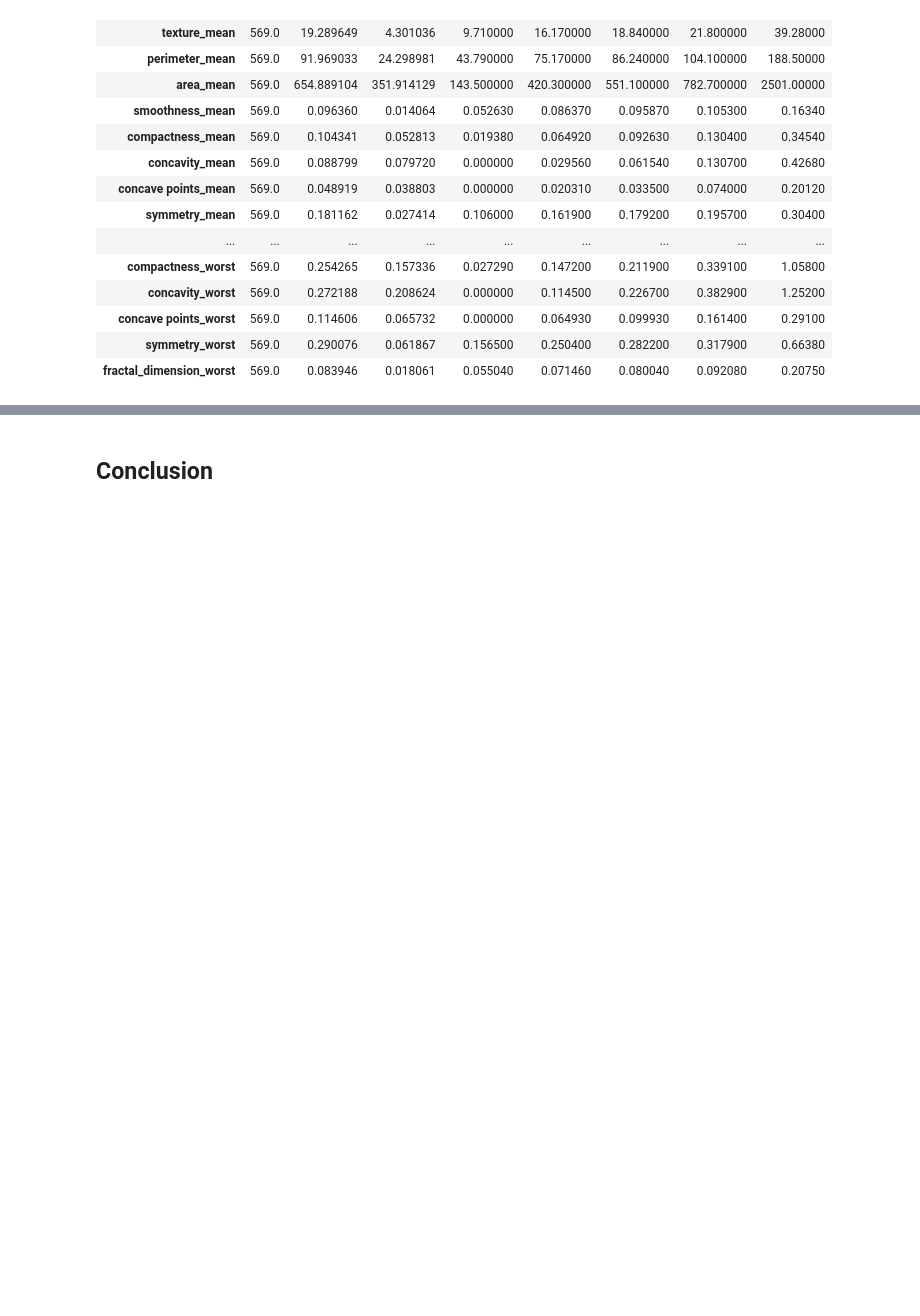
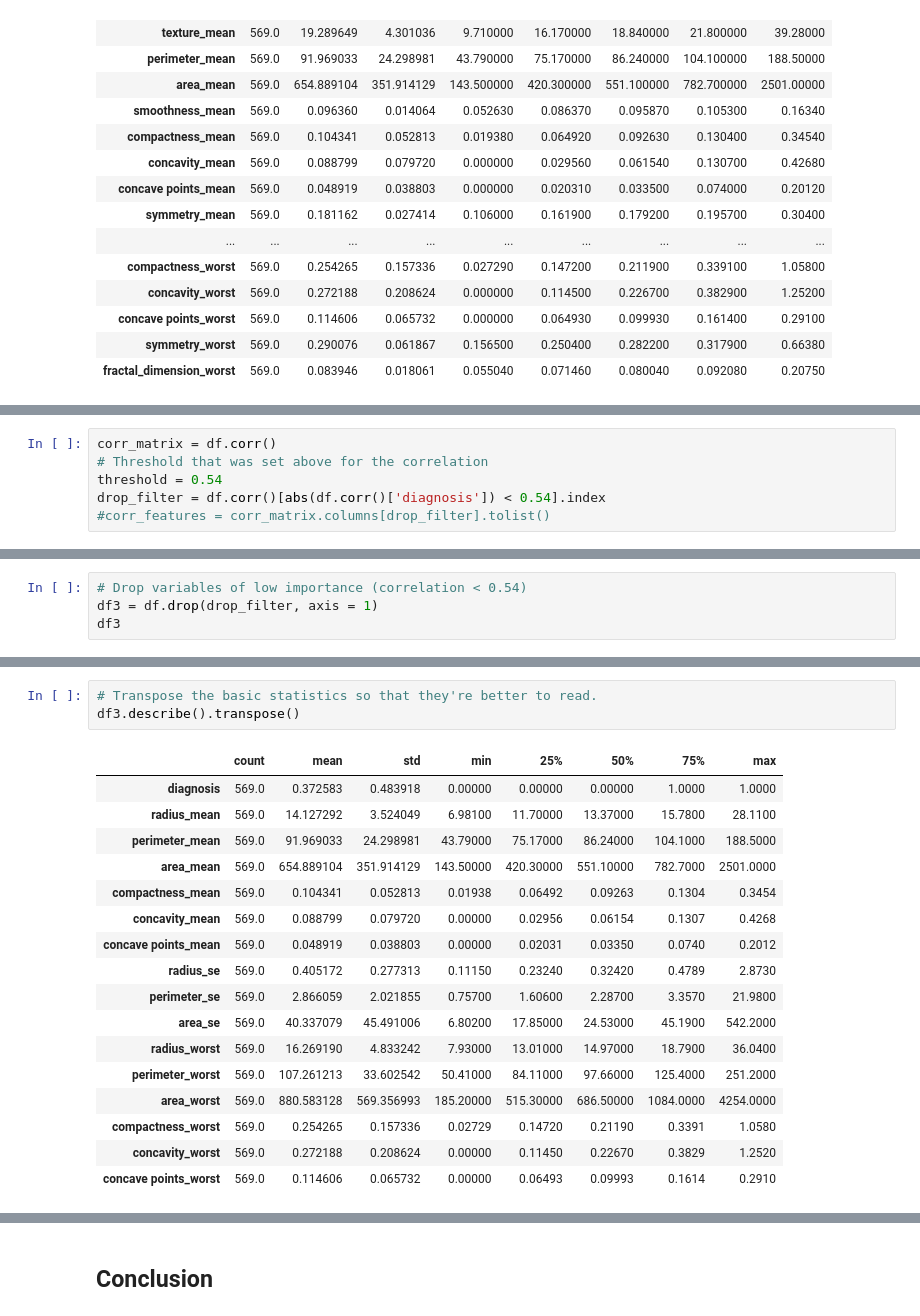
Before and after one commit to fabiofabrizi/pfDA_Project2, a Jupyter notebook: pfDA_Project_2_notebook.ipynb, the cells around one changed output, grey strips where cells are left out. Drawn from its saved outputs; the diff is of its cells as text; blank space fills up the shorter version.

```diff
--- a/pfDA_Project_2_notebook.ipynb
+++ b/pfDA_Project_2_notebook.ipynb
@@ -1822,0 +1867,6 @@ from ctgan import CTGANSynthesizer
+# %%
+corr_matrix = df.corr()
+# Threshold that was set above for the correlation
+threshold = 0.54
+drop_filter = df.corr()[abs(df.corr()['diagnosis']) < 0.54].index
+#corr_features = corr_matrix.columns[drop_filter].tolist()
@@ -1822,0 +1884,4 @@ from ctgan import CTGANSynthesizer
+# %%
+# Drop variables of low importance (correlation < 0.54)
+df3 = df.drop(drop_filter, axis = 1)
+df3
@@ -1822,0 +1902,21 @@ from ctgan import CTGANSynthesizer
+# %%
+# Transpose the basic statistics so that they're better to read.
+df3.describe().transpose()
+# %% [output]
+|  | count | mean | std | min | 25% | 50% | 75% | max |
+| diagnosis | 569.0 | 0.372583 | 0.483918 | 0.00000 | 0.00000 | 0.00000 | 1.0000 | 1.0000 |
+| radius_mean | 569.0 | 14.127292 | 3.524049 | 6.98100 | 11.70000 | 13.37000 | 15.7800 | 28.1100 |
+| perimeter_mean | 569.0 | 91.969033 | 24.298981 | 43.79000 | 75.17000 | 86.24000 | 104.1000 | 188.5000 |
+| area_mean | 569.0 | 654.889104 | 351.914129 | 143.50000 | 420.30000 | 551.10000 | 782.7000 | 2501.0000 |
+| compactness_mean | 569.0 | 0.104341 | 0.052813 | 0.01938 | 0.06492 | 0.09263 | 0.1304 | 0.3454 |
+| concavity_mean | 569.0 | 0.088799 | 0.079720 | 0.00000 | 0.02956 | 0.06154 | 0.1307 | 0.4268 |
+| concave points_mean | 569.0 | 0.048919 | 0.038803 | 0.00000 | 0.02031 | 0.03350 | 0.0740 | 0.2012 |
+| radius_se | 569.0 | 0.405172 | 0.277313 | 0.11150 | 0.23240 | 0.32420 | 0.4789 | 2.8730 |
+| perimeter_se | 569.0 | 2.866059 | 2.021855 | 0.75700 | 1.60600 | 2.28700 | 3.3570 | 21.9800 |
+| area_se | 569.0 | 40.337079 | 45.491006 | 6.80200 | 17.85000 | 24.53000 | 45.1900 | 542.2000 |
+| radius_worst | 569.0 | 16.269190 | 4.833242 | 7.93000 | 13.01000 | 14.97000 | 18.7900 | 36.0400 |
+| perimeter_worst | 569.0 | 107.261213 | 33.602542 | 50.41000 | 84.11000 | 97.66000 | 125.4000 | 251.2000 |
+| area_worst | 569.0 | 880.583128 | 569.356993 | 185.20000 | 515.30000 | 686.50000 | 1084.0000 | 4254.0000 |
+| compactness_worst | 569.0 | 0.254265 | 0.157336 | 0.02729 | 0.14720 | 0.21190 | 0.3391 | 1.0580 |
+| concavity_worst | 569.0 | 0.272188 | 0.208624 | 0.00000 | 0.11450 | 0.22670 | 0.3829 | 1.2520 |
+| concave points_worst | 569.0 | 0.114606 | 0.065732 | 0.00000 | 0.06493 | 0.09993 | 0.1614 | 0.2910 |
```
Also changed, not shown: parts of 45 cells of this notebook.
